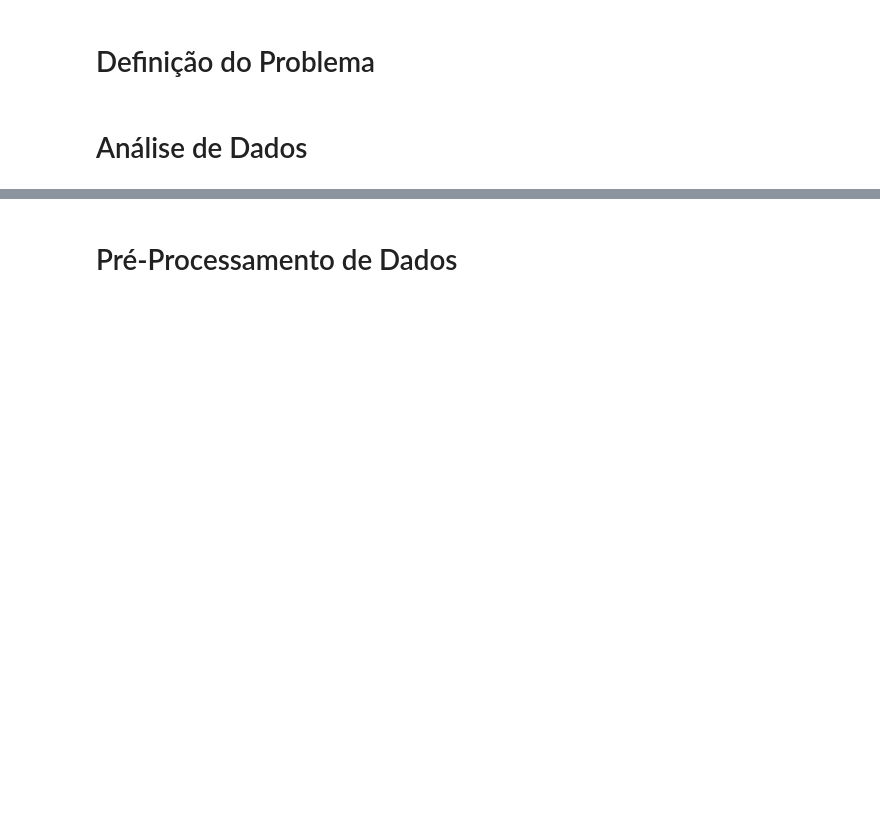
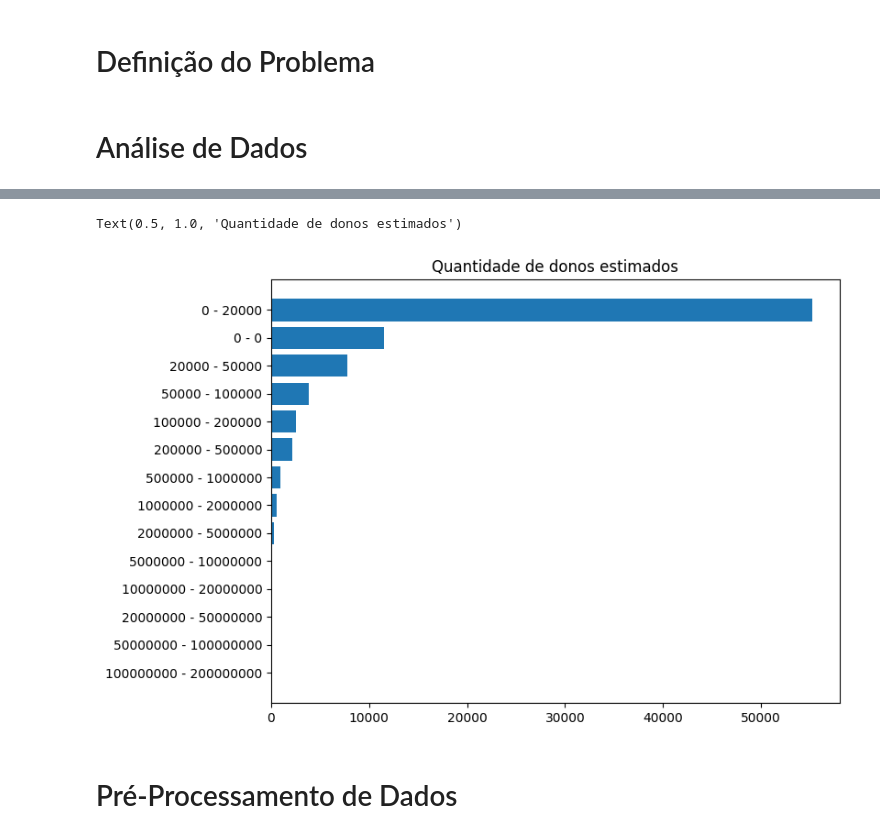
Before and after one commit to vinicius-souza-lima/mvp_ADBP, a Jupyter notebook: MVP_ADBP.ipynb, the cells around one changed output, grey strips where cells are left out. Saved outputs shown, nothing was run; the diff lists cells and outputs as text; code cells hidden in the pictures; blank space fills up the shorter version.

```diff
--- a/MVP_ADBP.ipynb
+++ b/MVP_ADBP.ipynb
@@ -156,2 +233,10 @@ Tag key (string, int).
+# %%
+owners_count = games["Estimated owners"].value_counts(ascending = True)
+fig,ax = plt.subplots(figsize = (8,6))
+ax.barh(y=owners_count.index,width=owners_count)
+plt.title("Quantidade de donos estimados")
+# %% [output]
+Text(0.5, 1.0, 'Quantidade de donos estimados')
+[figure, added]
 # %% [markdown]
 # Pré-Processamento de Dados
```
Also changed, not shown: parts of 30 cells of this notebook.
